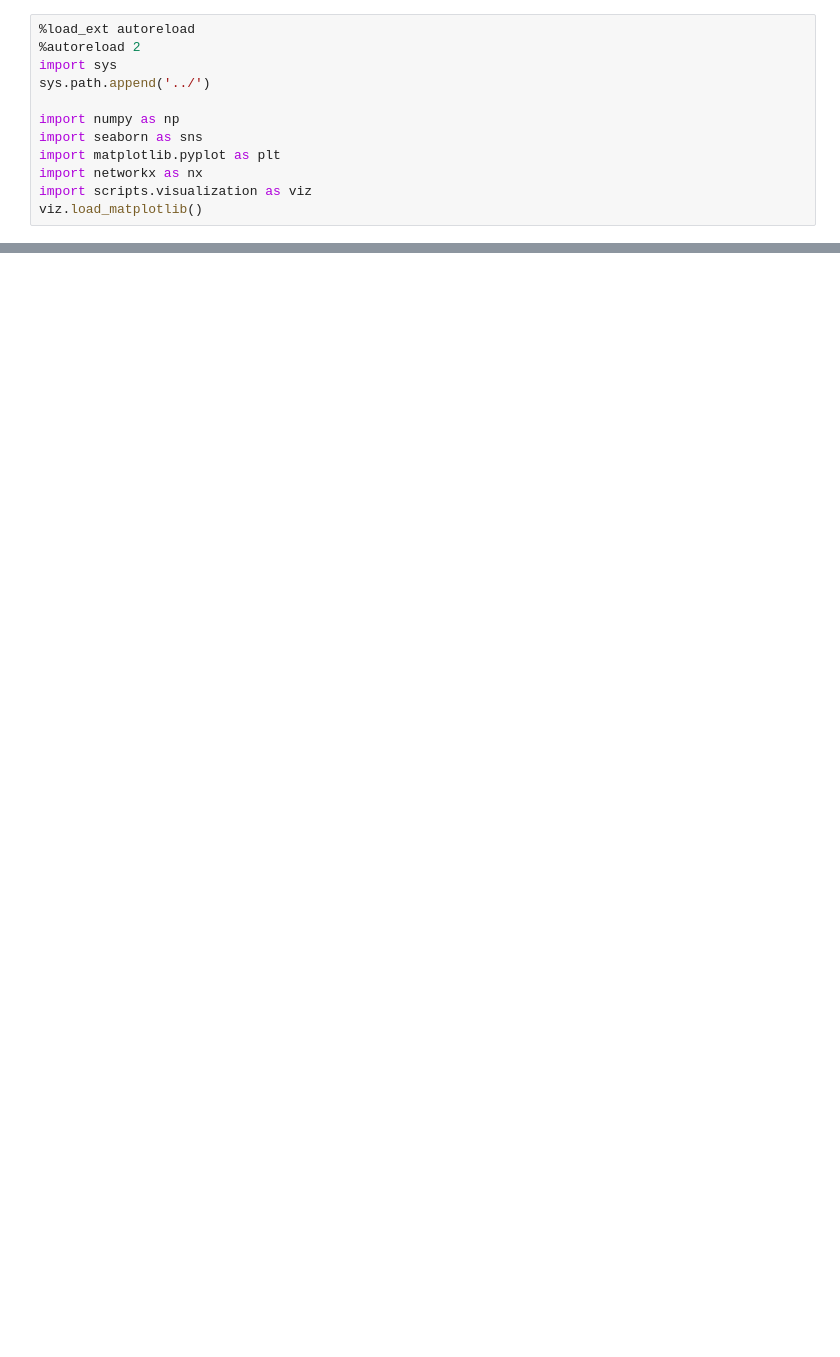
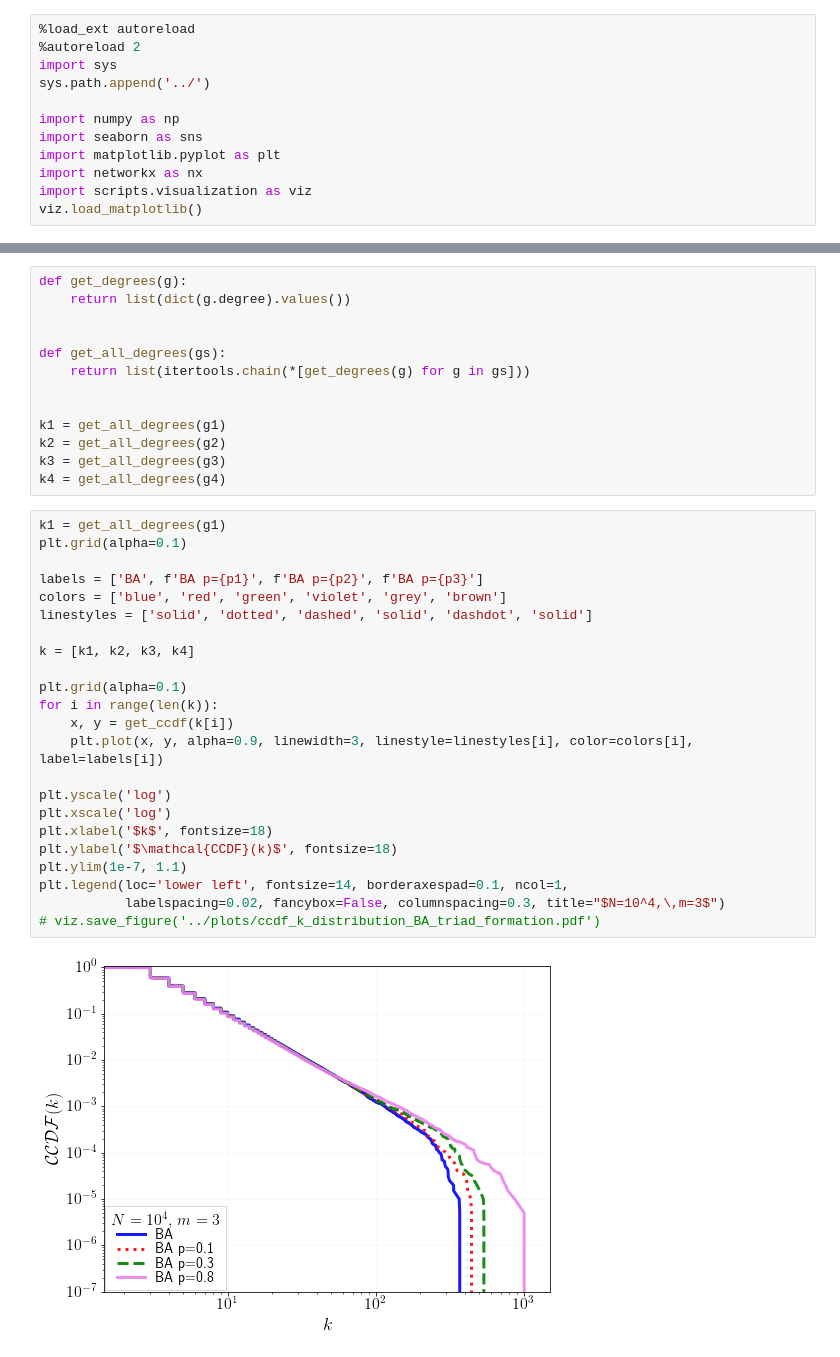
Before and after one commit to robertjankowski/social-media-influence-on-covid-pandemic, a Jupyter notebook: notebooks/ba_model_triad_formation.ipynb, the cells around one changed output, grey strips where cells are left out. Drawn from its saved outputs; the diff is of its cells as text; blank space fills up the shorter version.

```diff
--- a/notebooks/ba_model_triad_formation.ipynb
+++ b/notebooks/ba_model_triad_formation.ipynb
@@ -97,0 +139,38 @@ plt.legend(loc='lower left', fontsize=14, borderaxespad=0.1, ncol=1,
+# %%
+def get_degrees(g):
+    return list(dict(g.degree).values())
+
+
+def get_all_degrees(gs):
+    return list(itertools.chain(*[get_degrees(g) for g in gs]))
+
+
+k1 = get_all_degrees(g1)
+k2 = get_all_degrees(g2)
+k3 = get_all_degrees(g3)
+k4 = get_all_degrees(g4)
+# %%
+k1 = get_all_degrees(g1)
+plt.grid(alpha=0.1)
+
+labels = ['BA', f'BA p={p1}', f'BA p={p2}', f'BA p={p3}']
+colors = ['blue', 'red', 'green', 'violet', 'grey', 'brown']
+linestyles = ['solid', 'dotted', 'dashed', 'solid', 'dashdot', 'solid']
+
+k = [k1, k2, k3, k4]
+
+plt.grid(alpha=0.1)
+for i in range(len(k)):
+    x, y = get_ccdf(k[i])
+    plt.plot(x, y, alpha=0.9, linewidth=3, linestyle=linestyles[i], color=colors[i], label=labels[i])
+
+plt.yscale('log')
+plt.xscale('log')
+plt.xlabel('$k$', fontsize=18)
+plt.ylabel('$\mathcal{CCDF}(k)$', fontsize=18)
+plt.ylim(1e-7, 1.1)
+plt.legend(loc='lower left', fontsize=14, borderaxespad=0.1, ncol=1,
+           labelspacing=0.02, fancybox=False, columnspacing=0.3, title="$N=10^4,\,m=3$")
+# viz.save_figure('../plots/ccdf_k_distribution_BA_triad_formation.pdf')
+# %% [output]
+[figure, added]
```
Also changed, not shown: parts of 8 cells of this notebook, 5 other files.
